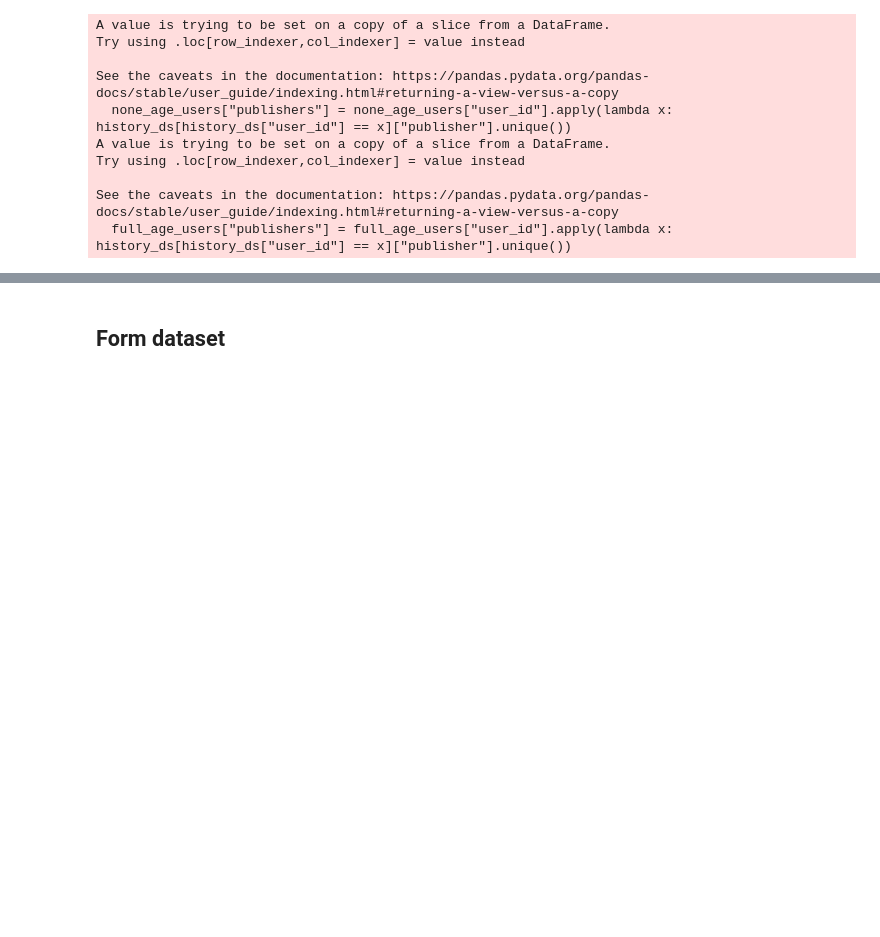
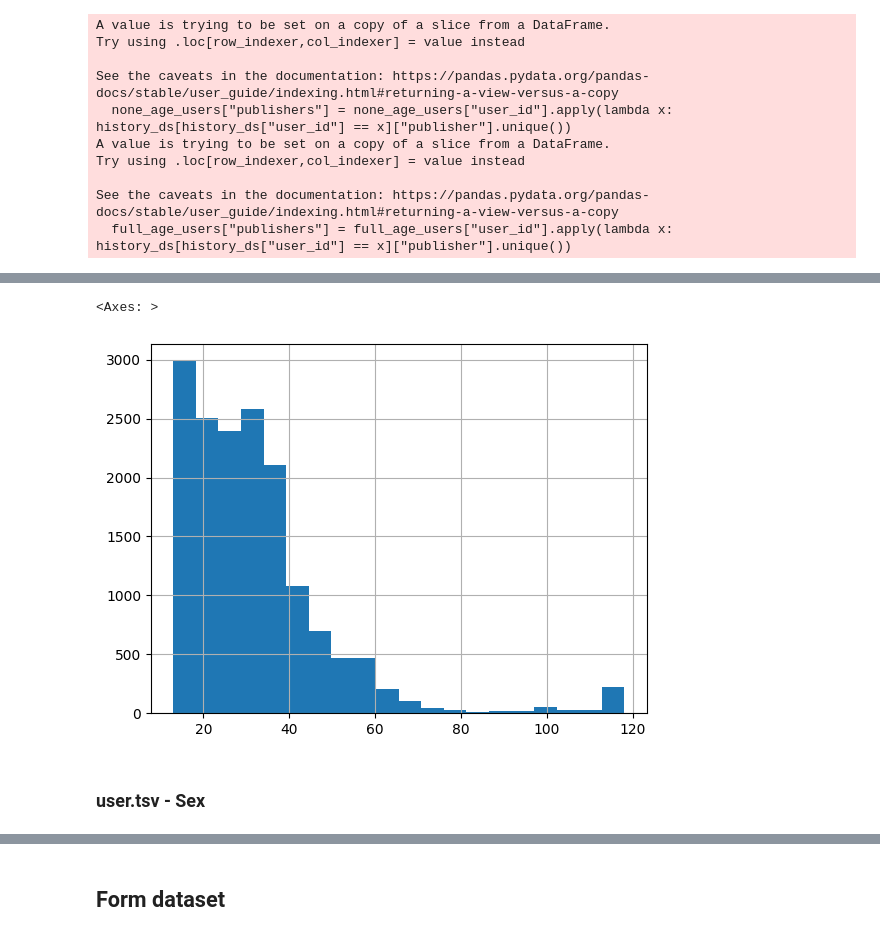
Before and after one commit to EgorChernov5/VILLKA, a Jupyter notebook: notebooks/preprocessing.ipynb, the cells around one changed output, grey strips where cells are left out. Cells and saved outputs as stored; diff of their text form; code cells hidden in the pictures; blank space fills up the shorter version.

```diff
--- a/notebooks/preprocessing.ipynb
+++ b/notebooks/preprocessing.ipynb
@@ -334,0 +377,7 @@ plt.scatter(full_age_users["user_id"], full_age_users["publishers"].apply(lambda
+# %%
+# Берем людей кто использует 1-3 площадки и смотрит рекламу меньше 25 раз за два месяца
+# full_age_users["len_hours"] = full_age_users["hours"].apply(lambda x: len(x))
+# full_age_users["len_publishers"] = full_age_users["publishers"].apply(lambda x: len(x))
+
+mask = ((full_age_users["len_hours"] < 25) & (full_age_users["len_publishers"] <= 3))
+full_age_users_subset = full_age_users[mask]
@@ -334,0 +396,5 @@ plt.scatter(full_age_users["user_id"], full_age_users["publishers"].apply(lambda
+# %%
+full_age_users_subset["age"].hist(bins=20)
+# %% [output]
+<Axes: >
+[figure, added]
@@ -334,0 +421,2 @@ plt.scatter(full_age_users["user_id"], full_age_users["publishers"].apply(lambda
+# %% [markdown]
+### user.tsv - Sex
```
Also changed, not shown: parts of 55 cells of this notebook, 1 other file.
